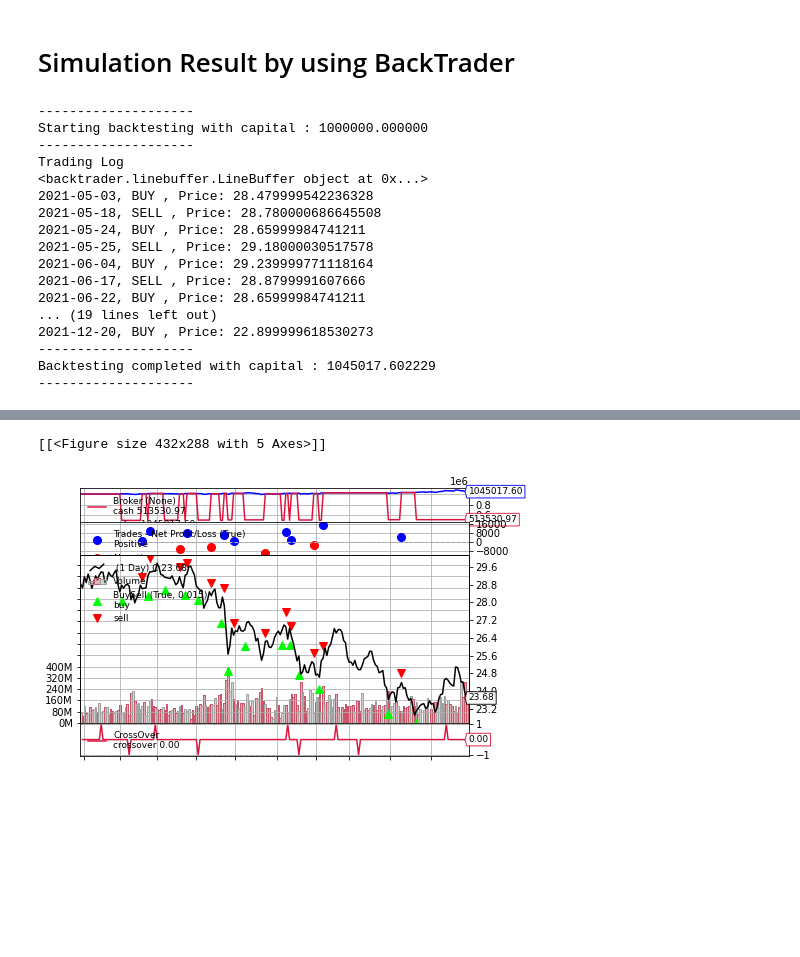
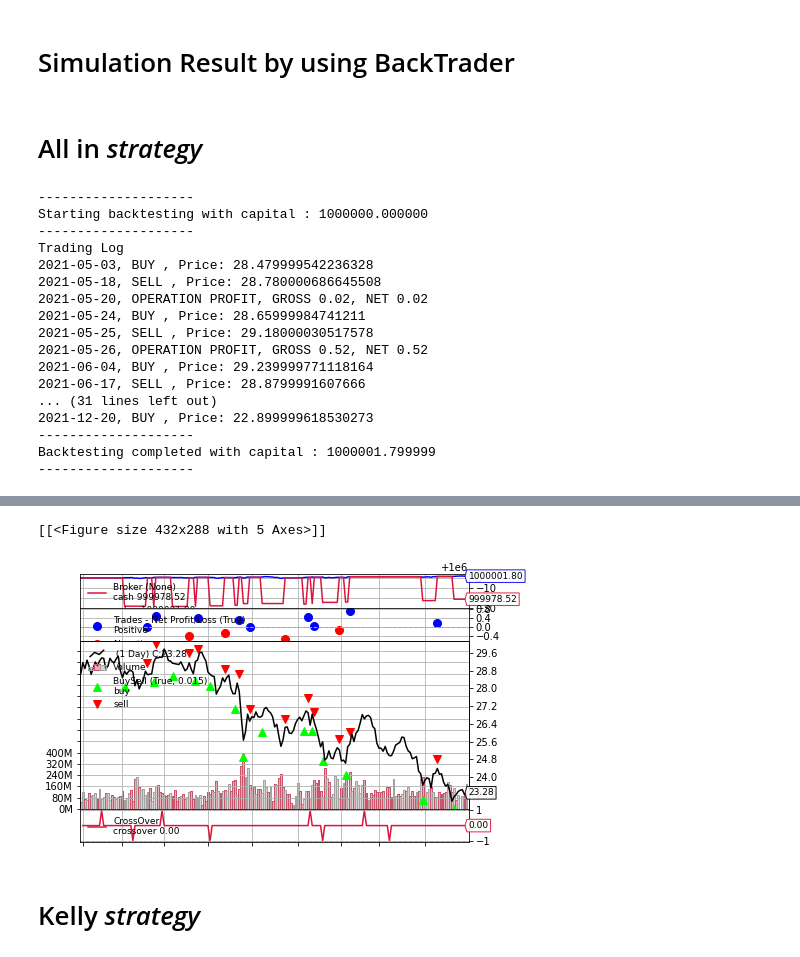
Before and after one commit to joechan22/financial-computing-proj, a Jupyter notebook: back-test.ipynb, the cells around one changed output, grey strips where cells are left out. Cells and saved outputs as stored; diff of their text form; code cells hidden in the pictures; blank space fills up the shorter version.

Commit message:
add more log for backtrader lib

```diff
--- a/back-test.ipynb
+++ b/back-test.ipynb
@@ -150,8 +148,11 @@ stock_data
 | 2022-01-31 | 0.128878 | 0.096059 | 0.149367 | 0.131895 | 0.000000 | 0.570704 | 0.626255 | 0.497015 | 0.803843 | ... |
 269 rows × 18 columns
 # %%
-stock_data = stock_data.loc['2020-12-31':'2022-02-01']
-stock_orig = stock_orig.loc['2020-12-31':'2022-02-01']
+# stock_data = stock_data.loc['2020-12-31':'2022-02-01']
+# stock_orig = stock_orig.loc['2020-12-31':'2022-02-01']
+
+stock_data = stock_data.loc['2021-01-01':'2022-01-01']
+stock_orig = stock_orig.loc['2021-01-01':'2022-01-01']
 # %%
 stock_final = stock_data.drop(['Open','Volume','bollinger_mavg','ichimoku_conversion_line', 'SMA_10', 'SMA_30', 'SMA_50'],1)
 
@@ -505,17 +505,28 @@ class MlTrading(bt.Strategy):
   def __init__(self):
     self.closePrice = self.datas[0].close
     self.pred = self.datas[0].predict
-    print(self.closePrice)
+    self.total_trade = 0
 
     sma10 = self.datas[0].SMA_10
     sma30 = self.datas[0].SMA_30
     predd = self.datas[0].predict
     self.sma_crossover = bt.ind.CrossOver(sma10, sma30)
 
+    self.setsizer(sizer())  #all-in strategy
+
+  def notify_trade(self, trade):
+    if trade.isclosed:
+      self.total_trade += 1
+      self.log("OPERATION PROFIT, GROSS %.2f, NET %.2f" % (trade.pnl, trade.pnlcomm))
+
   def next(self):
-    if not self.position:
+    cash_on_hand = self.broker.get_cash()
+    self.size = math.floor(cash_on_hand / self.closePrice[0])
+    # self.log(self.getposition().size)
+    if not self.position and self.size > 0:
       if self.closePrice[0] < self.pred[0]:
         if self.closePrice[-1] < self.pred[-1]:
+          self.size = math.floor(cash_on_hand / self.closePrice[0])
           self.log('BUY ' + ', Price: ' + str(self.closePrice[0]))
           self.buy(price=self.closePrice[0])
     elif self.closePrice[0] > self.pred[0]:  #self.sma_crossover < 0:
@@ -524,46 +542,48 @@ class MlTrading(bt.Strategy):
+# %% [markdown]
+# All in *strategy*
 # %%
 cerebro = bt.Cerebro()
 cerebro.broker.setcash(1000000)
 cerebro.adddata(trading_data)
 cerebro.addstrategy(MlTrading)
-cerebro.addsizer(bt.sizers.PercentSizer, percents = 50)
+# cerebro.addsizer(bt.sizers.PercentSizer, percents = 100)
 print('-'*20)
 print('Starting backtesting with capital : %f' % cerebro.broker.getvalue())
 print('-'*20)
 print("Trading Log")
 cerebro.run()
 print('-'*20)
 print('Backtesting completed with capital : %f' % cerebro.broker.getvalue())
 print('-'*20)
 cerebro.plot()
 
 # from google.colab import files
 # from IPython.display import Image
 # chart_file = 'result.png'
 # cerebro.plot()[0][0].savefig(chart_file, dpi=300)
 # Image(open(chart_file, 'rb').read())
 # %% [output]
 --------------------
 Starting backtesting with capital : 1000000.000000
 --------------------
 Trading Log
-<backtrader.linebuffer.LineBuffer object at 0x...>
 2021-05-03, BUY , Price: 28.479999542236328
 2021-05-18, SELL , Price: 28.780000686645508
+2021-05-20, OPERATION PROFIT, GROSS 0.02, NET 0.02
 2021-05-24, BUY , Price: 28.65999984741211
 2021-05-25, SELL , Price: 29.18000030517578
+2021-05-26, OPERATION PROFIT, GROSS 0.52, NET 0.52
 2021-06-04, BUY , Price: 29.239999771118164
 2021-06-17, SELL , Price: 28.8799991607666
-2021-06-22, BUY , Price: 28.65999984741211
-... (19 lines left out)
+... (31 lines left out)
 2021-12-20, BUY , Price: 22.899999618530273
 --------------------
-Backtesting completed with capital : 1045017.602229
+Backtesting completed with capital : 1000001.799999
 --------------------
 [interactive output not drawn]
 [interactive output not drawn]
 [[<Figure size 432x288 with 5 Axes>]]
-[figure, old version]
+[figure, new version]
 # %%
 class MlKellyTrading(bt.Strategy):
   def log(self, txt, dt=None):
@@ -615,6 +635,8 @@ class MlKellyTrading(bt.Strategy):
     elif self.closePrice[0] > self.pred[0]:  #self.sma_crossover < 0:
       self.log('SELL ' + ', Price: ' + str(self.closePrice[0]))
       self.close(price=self.closePrice[0])
+# %% [markdown]
+# Kelly *strategy*
 # %%
 cerebro = bt.Cerebro()
 cerebro.broker.setcash(1000000)
```
Also changed, not shown: parts of 13 cells of this notebook.
